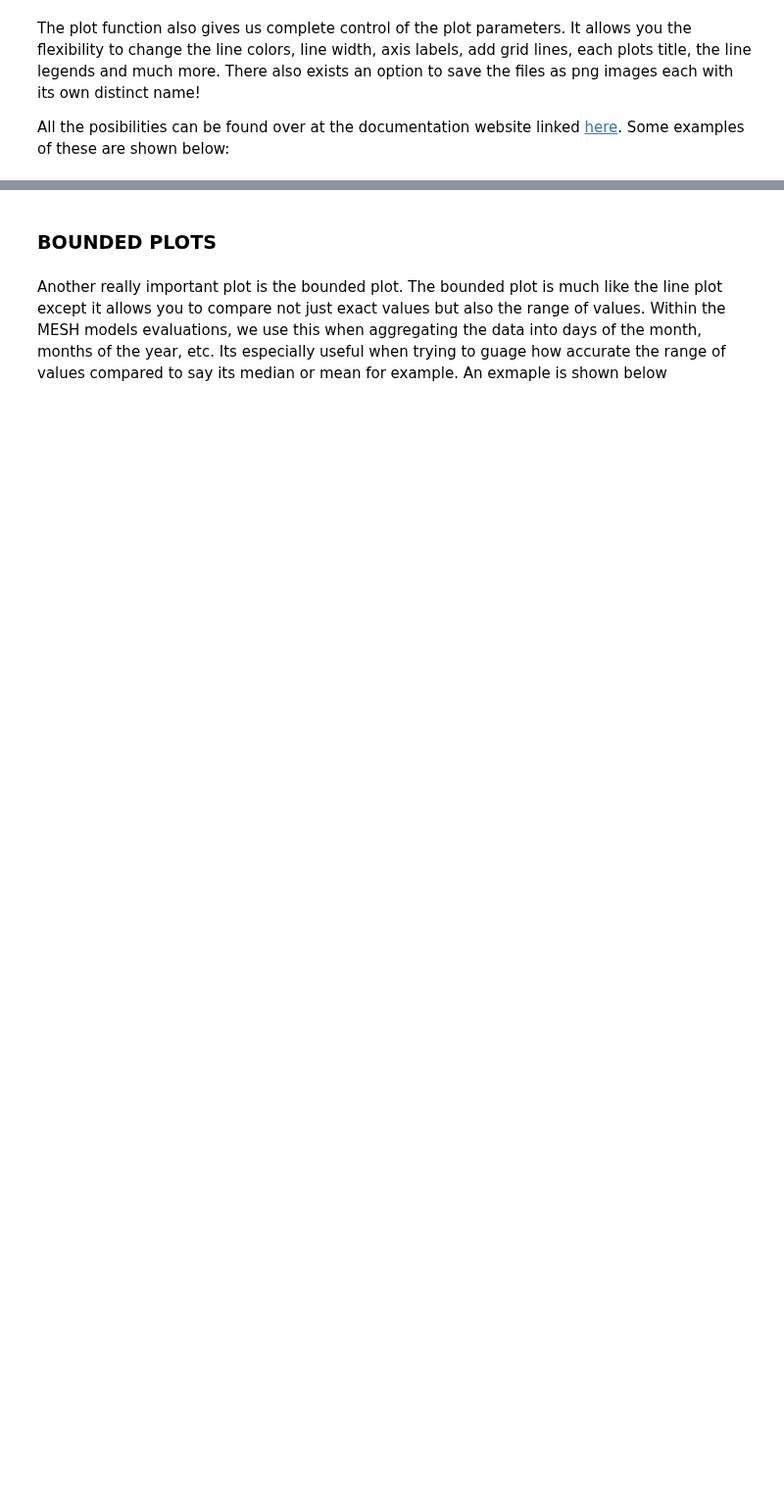
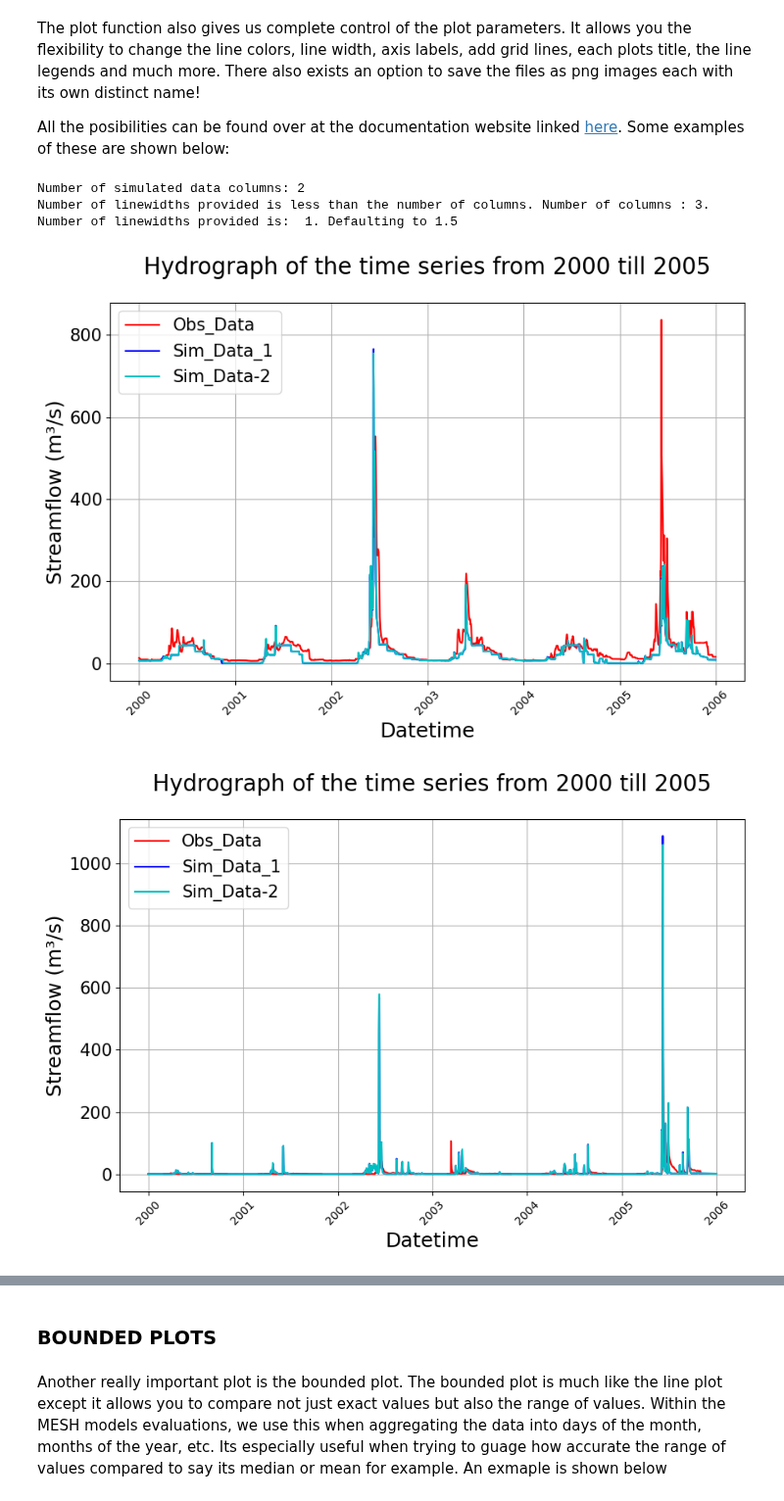
Before and after one commit to UchechukwuUdenze/NHS_PostProcessing, a Jupyter notebook: docs/source/notebooks/tutorial-visualizations.ipynb, the cells around one changed output, grey strips where cells are left out. Shown at 98% size. Saved outputs shown, nothing was run; the diff lists cells and outputs as text; code cells hidden in the pictures; blank space fills up the shorter version.

```diff
--- a/docs/source/notebooks/tutorial-visualizations.ipynb
+++ b/docs/source/notebooks/tutorial-visualizations.ipynb
@@ -119,13 +142,18 @@ All the posibilities can be found over at the documentation website linked [here
 # %%
 # Changing the default naming conventions
 visuals.plot(
-    merged_df =DATAFRAMES["DF"]['2000-01-01':'2005-12-31'].iloc[:, [0, 1, 2, 3]],
+    merged_df =DATAFRAMES["DF_MERGED"]['2000-01-01':'2005-12-31'].iloc[:, [0, 1, 2, 3, 4, 5]],
     title='Hydrograph of the time series from 2000 till 2005',
-    linestyles=('r-', 'b-'),
-    legend=('Sim_Data', 'Obs_Data'),
+    linestyles=('r-', 'b-', 'c-'),
+    legend=('Obs_Data', 'Sim_Data_1','Sim_Data-2'),
     labels=('Datetime', 'Streamflow'),
     grid=True,
     )
+# %% [output]
+Number of simulated data columns: 2
+Number of linewidths provided is less than the number of columns. Number of columns : 3. Number of linewidths provided is:  1. Defaulting to 1.5
+[figure, added]
+[figure, added]
 # %%
 # Including the metrics in the plots for the 1st and 4th Stations
 visuals.plot(
```
Also changed, not shown: parts of 11 cells of this notebook, 2 other files.
